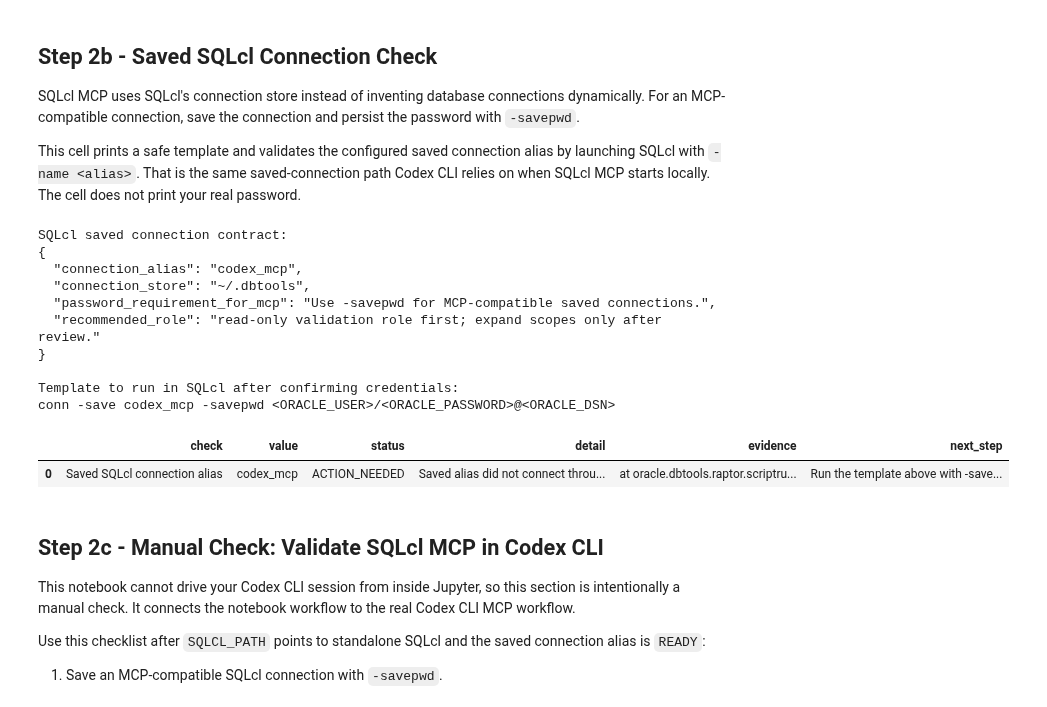
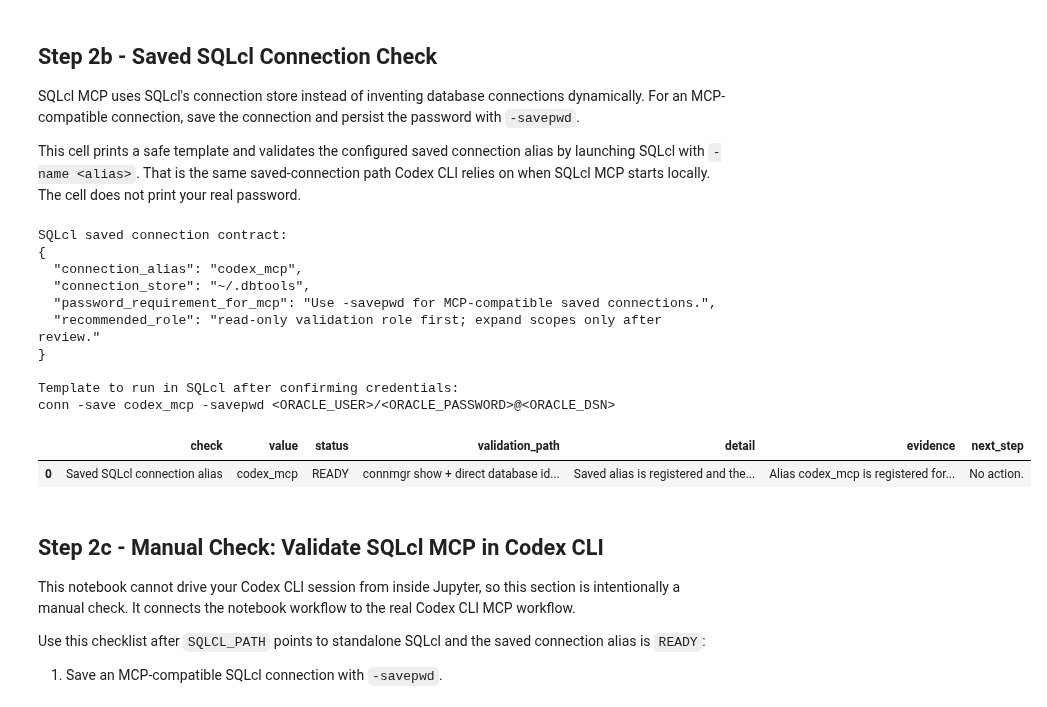
Before and after one commit to oracle-devrel/oracle-ai-developer-hub, a Jupyter notebook: notebooks/codex_mcp_oracle_ai_database_memory_langchain.ipynb, the cells around one changed output. Cells and saved outputs as stored; diff of their text form; code cells hidden in the pictures.

```diff
--- a/notebooks/codex_mcp_oracle_ai_database_memory_langchain.ipynb
+++ b/notebooks/codex_mcp_oracle_ai_database_memory_langchain.ipynb
@@ -433,6 +433,21 @@ This cell prints a safe template and validates the configured saved connection a
 from pathlib import Path
 
 connection_name = CONFIG["SQLCL_CONNECTION_NAME"]
+expected_user = CONFIG["ORACLE_USER"].upper()
+
+
+def show_dataframe(df):
+    """Display a DataFrame even when the later notebook helper has not been run yet."""
+    if "display_df" in globals():
+        display_df(df)
+    else:
+        display(df)
+
+
+def compact_process_lines(process_result):
+    output = (process_result.get("output") or "") + (process_result.get("error") or "")
+    return [line.strip() for line in output.splitlines() if line.strip()]
+
 
 connection_contract = {
     "connection_alias": connection_name,
@@ -446,6 +461,11 @@ print(json.dumps(connection_contract, indent=2))
 print("\nTemplate to run in SQLcl after confirming credentials:")
 print(f"conn -save {connection_name} -savepwd <ORACLE_USER>/<ORACLE_PASSWORD>@<ORACLE_DSN>")
 
+sqlcl_alias_connect_ready = False
+sqlcl_alias_registered = False
+direct_db_ready = False
+direct_db_user = None
+
 if SQLCL_MCP_READY:
     sqlcl_connection_check = run_process(
         [SQLCL_EXECUTABLE, "-s", "-name", connection_name],
@@ -453,49 +473,104 @@ if SQLCL_MCP_READY:
         input_text="SELECT USER FROM dual;\nexit\n",
     )
     sqlcl_connection_output = (sqlcl_connection_check.get("output") or "") + (sqlcl_connection_check.get("error") or "")
-    SQLCL_CONNECTION_READY = sqlcl_connection_check["ok"] and CONFIG["ORACLE_USER"].upper() in sqlcl_connection_output.upper()
+    sqlcl_alias_connect_ready = sqlcl_connection_check["ok"] and expected_user in sqlcl_connection_output.upper()
+
+    sqlcl_alias_show_check = run_process(
+        [SQLCL_EXECUTABLE, "-s", "/nolog"],
+        timeout=25,
+        input_text=f"connmgr show {connection_name}\nexit\n",
+    )
+    sqlcl_alias_show_output = (sqlcl_alias_show_check.get("output") or "") + (sqlcl_alias_show_check.get("error") or "")
+    sqlcl_alias_registered = (
+        sqlcl_alias_show_check["ok"]
+        and f"NAME: {connection_name.upper()}" in sqlcl_alias_show_output.upper()
+        and f"USER: {CONFIG['ORACLE_USER'].upper()}" in sqlcl_alias_show_output.upper()
+    )
 else:
     sqlcl_connection_check = {
         "ok": False,
         "returncode": None,
         "output": "",
         "error": "SQLcl runtime is not ready, so the saved connection alias was not tested.",
     }
     sqlcl_connection_output = sqlcl_connection_check["error"]
-    SQLCL_CONNECTION_READY = False
+    sqlcl_alias_show_check = sqlcl_connection_check
+    sqlcl_alias_show_output = sqlcl_connection_output
 
-sqlcl_connection_lines = [line.strip() for line in sqlcl_connection_output.splitlines() if line.strip()]
-sqlcl_connection_evidence = (
-    f"Saved alias connected as {CONFIG['ORACLE_USER'].upper()}."
+try:
+    import oracledb
+
+    direct_connection = oracledb.connect(
+        user=CONFIG["ORACLE_USER"],
+        password=CONFIG["ORACLE_PASSWORD"],
+        dsn=CONFIG["ORACLE_DSN"],
+    )
+    direct_cursor = direct_connection.cursor()
+    direct_db_user = direct_cursor.execute("SELECT USER FROM dual").fetchone()[0]
+    direct_db_ready = direct_db_user.upper() == expected_user
+    direct_connection.close()
+except Exception as exc:
+    direct_db_error = str(exc)
+else:
+    direct_db_error = ""
+
+SQLCL_CONNECTION_READY = sqlcl_alias_connect_ready or (sqlcl_alias_registered and direct_db_ready)
+SQLCL_CONNECTION_VALIDATION_PATH = (
+    "SQLcl -name"
+    if sqlcl_alias_connect_ready
+    else "connmgr show + direct database identity"
     if SQLCL_CONNECTION_READY
-    else (sqlcl_connection_lines[-1] if sqlcl_connection_lines else "No SQLcl connection output was returned.")
+    else "not validated"
 )
+
+if sqlcl_alias_connect_ready:
+    sqlcl_connection_detail = "SQLcl saved alias connected successfully."
+    sqlcl_connection_evidence = f"Saved alias connected as {expected_user}."
+    sqlcl_connection_next_step = "No action."
+elif sqlcl_alias_registered and direct_db_ready:
+    sqlcl_connection_detail = "Saved alias is registered and the configured database identity is valid."
+    sqlcl_connection_evidence = f"Alias {connection_name} is registered for {CONFIG['ORACLE_USER']}; direct check returned {direct_db_user}."
+    sqlcl_connection_next_step = "No action."
+else:
+    connection_lines = compact_process_lines(sqlcl_connection_check)
+    show_lines = compact_process_lines(sqlcl_alias_show_check)
+    fallback_detail = direct_db_error or (show_lines[-1] if show_lines else "")
+    sqlcl_connection_detail = "Saved alias did not validate through SQLcl or the direct database fallback."
+    sqlcl_connection_evidence = (
+        connection_lines[-1]
+        if connection_lines
+        else fallback_detail
+        if fallback_detail
+        else "No SQLcl connection output was returned."
+    )
+    sqlcl_connection_next_step = "Run the template above with -savepwd, then rerun this cell."
 
 connection_validation = pd.DataFrame([
     {
         "check": "Saved SQLcl connection alias",
         "value": connection_name,
         "status": "READY" if SQLCL_CONNECTION_READY else "ACTION_NEEDED",
-        "detail": "SQLcl saved alias connected successfully." if SQLCL_CONNECTION_READY else "Saved alias did not connect through SQLcl -name.",
+        "validation_path": SQLCL_CONNECTION_VALIDATION_PATH,
+        "detail": sqlcl_connection_detail,
         "evidence": sqlcl_connection_evidence,
-        "next_step": "No action." if SQLCL_CONNECTION_READY else "Run the template above with -savepwd, then rerun this cell.",
+        "next_step": sqlcl_connection_next_step,
     }
 ])
 
-display_df(connection_validation)
+show_dataframe(connection_validation)
 # %% [output]
 SQLcl saved connection contract:
 {
   "connection_alias": "codex_mcp",
   "connection_store": "~/.dbtools",
   "password_requirement_for_mcp": "Use -savepwd for MCP-compatible saved connections.",
   "recommended_role": "read-only validation role first; expand scopes only after review."
 }
 
 Template to run in SQLcl after confirming credentials:
 conn -save codex_mcp -savepwd <ORACLE_USER>/<ORACLE_PASSWORD>@<ORACLE_DSN>
-|  | check | value | status | detail | evidence | next_step |
-| 0 | Saved SQLcl connection alias | codex_mcp | ACTION_NEEDED | Saved alias did not connect throu... | at oracle.dbtools.raptor.scriptru... | Run the template above with -save... |
+|  | check | value | status | validation_path | detail | evidence | next_step |
+| 0 | Saved SQLcl connection alias | codex_mcp | READY | connmgr show + direct database id... | Saved alias is registered and the... | Alias codex_mcp is registered for... | No action. |
 # %% [markdown]
 ## Step 2c - Manual Check: Validate SQLcl MCP in Codex CLI
 
```
Also changed, not shown: parts of 46 cells of this notebook.
